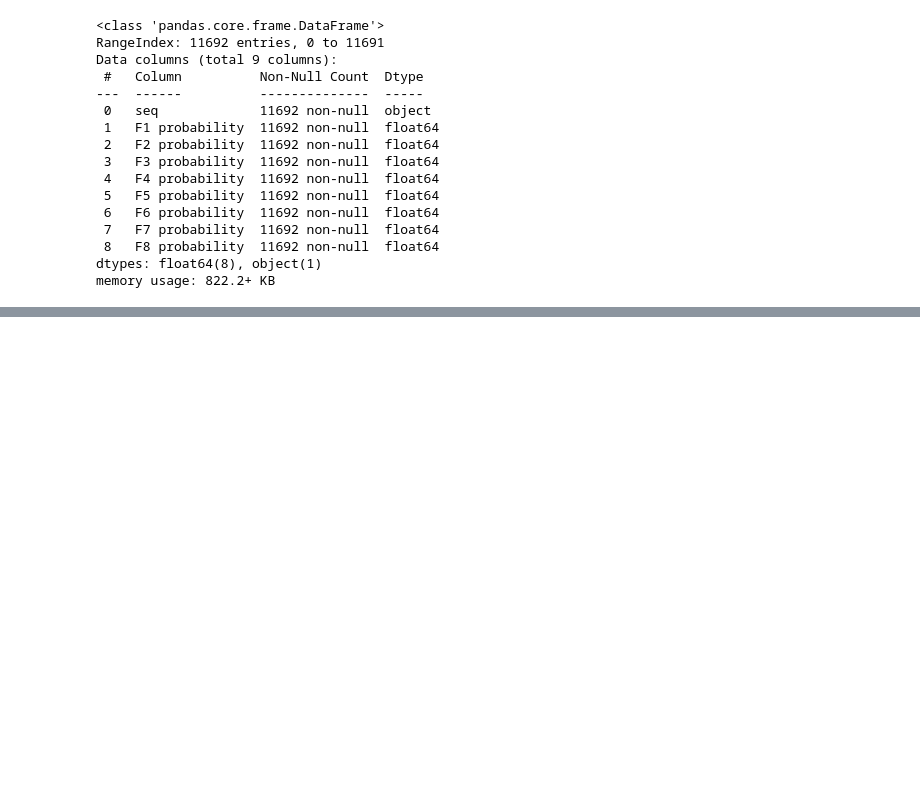
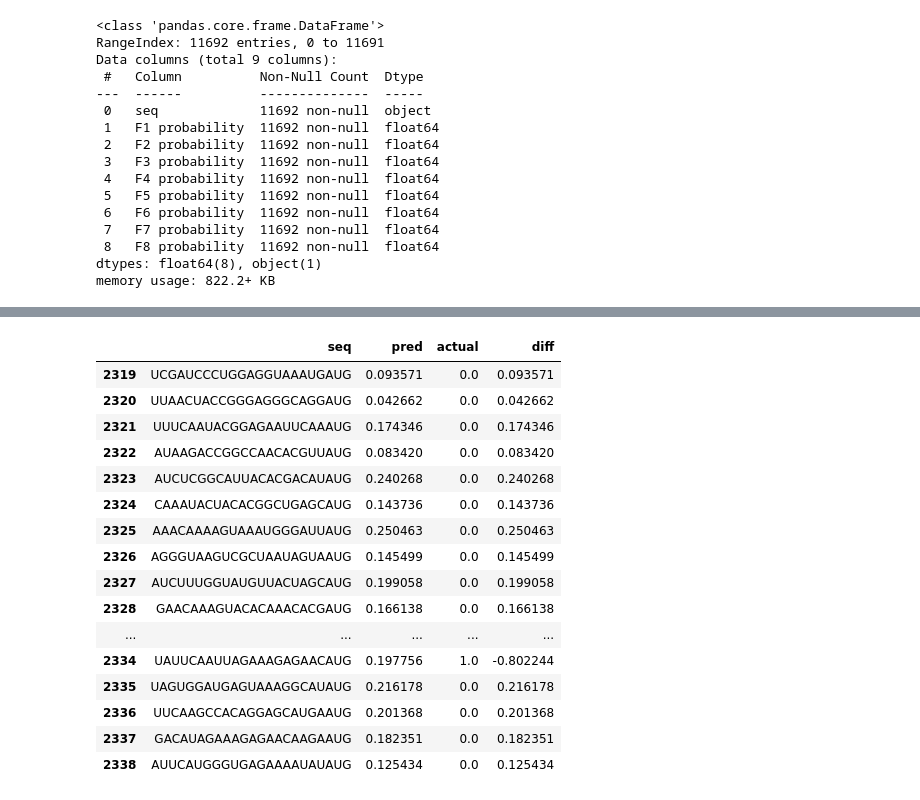
Before and after one commit to Ni-oS/GAN-bacteries, a Jupyter notebook: biN.ipynb, the cells around one changed output, grey strips where cells are left out. Cells and saved outputs as stored; diff of their text form; code cells hidden in the pictures; blank space fills up the shorter version.

```diff
--- a/biN.ipynb
+++ b/biN.ipynb
@@ -497,0 +546,20 @@ quick_loss_plot([lin_data_label,cnn_data_label])
+# %%
+df.tail(20)
+# %% [output]
+|  | seq | pred | actual | diff |
+| 2319 | UCGAUCCCUGGAGGUAAAUGAUG | 0.093571 | 0.0 | 0.093571 |
+| 2320 | UUAACUACCGGGAGGGCAGGAUG | 0.042662 | 0.0 | 0.042662 |
+| 2321 | UUUCAAUACGGAGAAUUCAAAUG | 0.174346 | 0.0 | 0.174346 |
+| 2322 | AUAAGACCGGCCAACACGUUAUG | 0.083420 | 0.0 | 0.083420 |
+| 2323 | AUCUCGGCAUUACACGACAUAUG | 0.240268 | 0.0 | 0.240268 |
+| 2324 | CAAAUACUACACGGCUGAGCAUG | 0.143736 | 0.0 | 0.143736 |
+| 2325 | AAACAAAAGUAAAUGGGAUUAUG | 0.250463 | 0.0 | 0.250463 |
+| 2326 | AGGGUAAGUCGCUAAUAGUAAUG | 0.145499 | 0.0 | 0.145499 |
+| 2327 | AUCUUUGGUAUGUUACUAGCAUG | 0.199058 | 0.0 | 0.199058 |
+| 2328 | GAACAAAGUACACAAACACGAUG | 0.166138 | 0.0 | 0.166138 |
+| ... | ... | ... | ... | ... |
+| 2334 | UAUUCAAUUAGAAAGAGAACAUG | 0.197756 | 1.0 | -0.802244 |
+| 2335 | UAGUGGAUGAGUAAAGGCAUAUG | 0.216178 | 0.0 | 0.216178 |
+| 2336 | UUCAAGCCACAGGAGCAUGAAUG | 0.201368 | 0.0 | 0.201368 |
+| 2337 | GACAUAGAAAGAGAACAAGAAUG | 0.182351 | 0.0 | 0.182351 |
+| 2338 | AUUCAUGGGUGAGAAAAUAUAUG | 0.125434 | 0.0 | 0.125434 |
```
Also changed, not shown: parts of 8 cells of this notebook, 1 other file.
